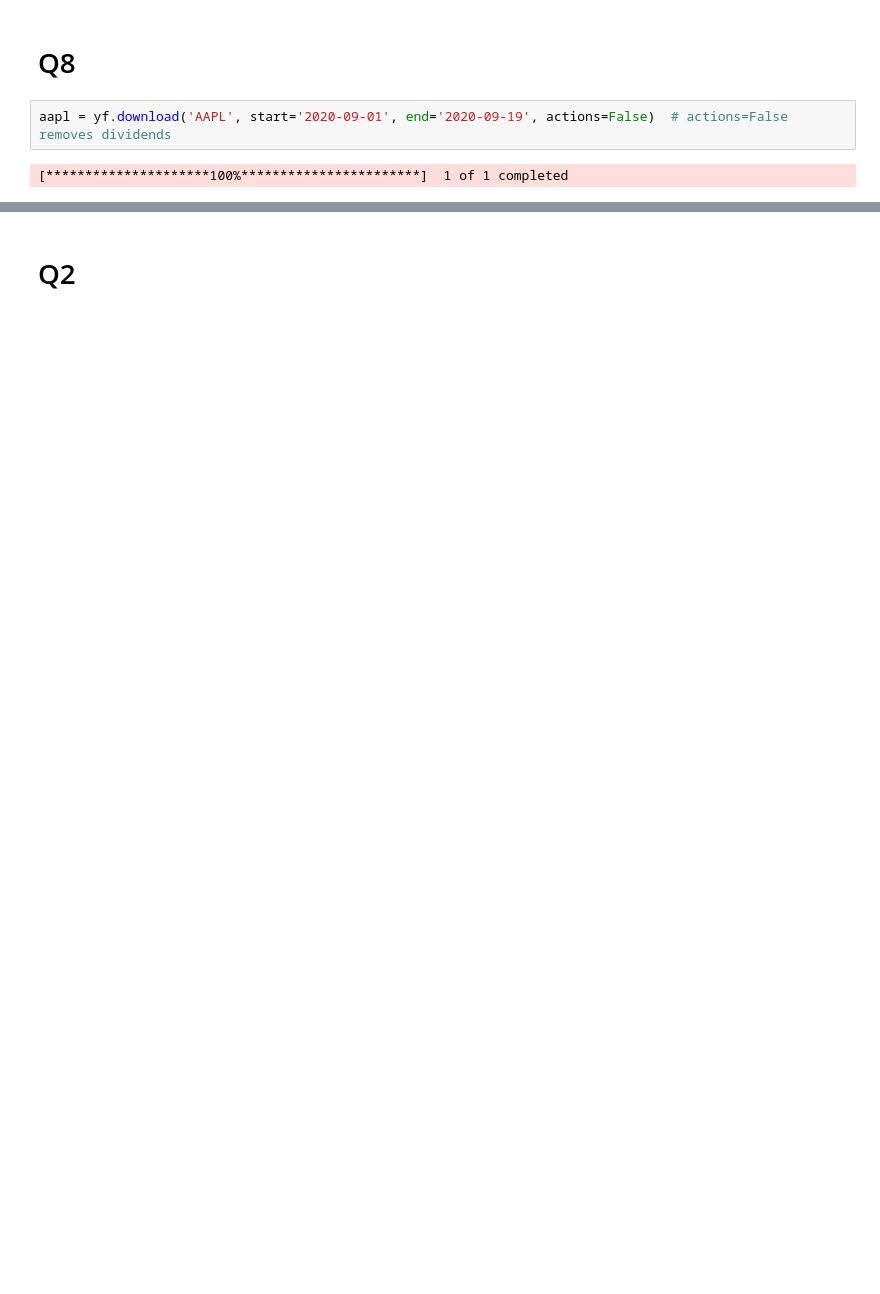
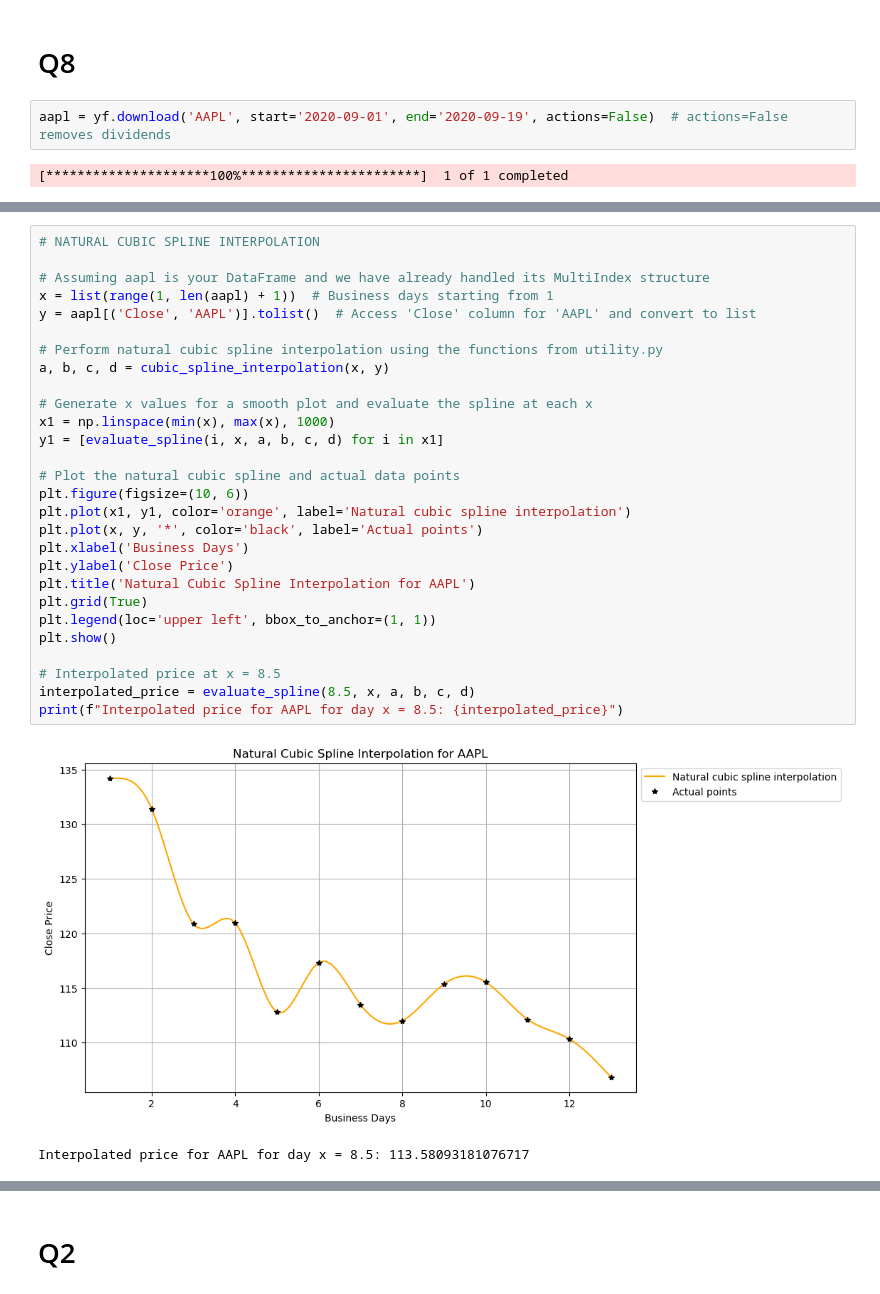
Before and after one commit to atkrish0/numerical-analysis-rbs, a Jupyter notebook: hw3/Atheesh_Krishnan_NA_HW3.ipynb, the cells around one changed output, grey strips where cells are left out. Drawn from its saved outputs; the diff is of its cells as text; blank space fills up the shorter version.

```diff
--- a/hw3/Atheesh_Krishnan_NA_HW3.ipynb
+++ b/hw3/Atheesh_Krishnan_NA_HW3.ipynb
@@ -35,0 +56,31 @@ aapl
+# %%
+# NATURAL CUBIC SPLINE INTERPOLATION
+
+# Assuming aapl is your DataFrame and we have already handled its MultiIndex structure
+x = list(range(1, len(aapl) + 1))  # Business days starting from 1
+y = aapl[('Close', 'AAPL')].tolist()  # Access 'Close' column for 'AAPL' and convert to list
+
+# Perform natural cubic spline interpolation using the functions from utility.py
+a, b, c, d = cubic_spline_interpolation(x, y)
+
+# Generate x values for a smooth plot and evaluate the spline at each x
+x1 = np.linspace(min(x), max(x), 1000)
+y1 = [evaluate_spline(i, x, a, b, c, d) for i in x1]
+
+# Plot the natural cubic spline and actual data points
+plt.figure(figsize=(10, 6))
+plt.plot(x1, y1, color='orange', label='Natural cubic spline interpolation')
+plt.plot(x, y, '*', color='black', label='Actual points')
+plt.xlabel('Business Days')
+plt.ylabel('Close Price')
+plt.title('Natural Cubic Spline Interpolation for AAPL')
+plt.grid(True)
+plt.legend(loc='upper left', bbox_to_anchor=(1, 1))
+plt.show()
+
+# Interpolated price at x = 8.5
+interpolated_price = evaluate_spline(8.5, x, a, b, c, d)
+print(f"Interpolated price for AAPL for day x = 8.5: {interpolated_price}")
+# %% [output]
+[figure, added]
+Interpolated price for AAPL for day x = 8.5: 113.58093181076717
```
Also changed, not shown: parts of 6 cells of this notebook, 1 other file.
